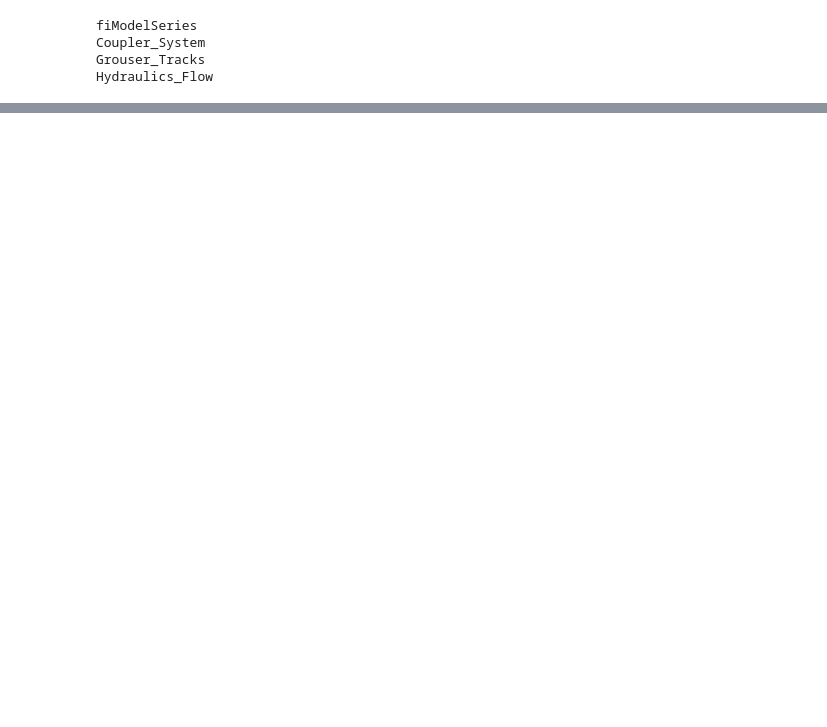
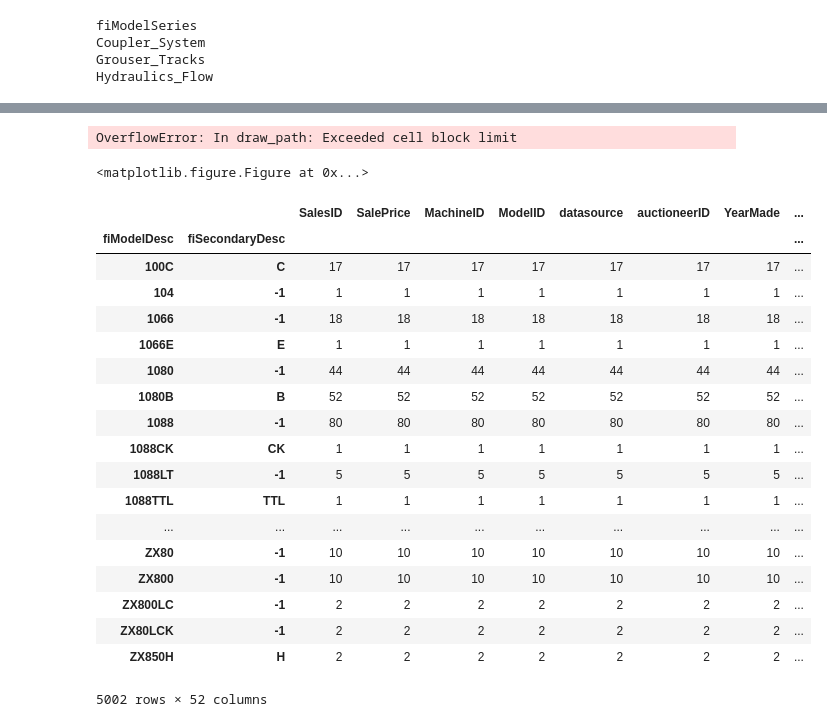
Before and after one commit to danamkaplan/bias_and_DAIRYance, a Jupyter notebook: dana_exploration.ipynb, the cells around one changed output, grey strips where cells are left out. Saved outputs shown, nothing was run; the diff lists cells and outputs as text; code cells hidden in the pictures; blank space fills up the shorter version.

```diff
--- a/dana_exploration.ipynb
+++ b/dana_exploration.ipynb
@@ -44,0 +43,30 @@ df.columns.values.tolist()
+# %%
+df.groupby('UsageBand').mean()
+df['Age'] = 2016 - df['YearMade']
+plt.plot(df['SalePrice'], df['Age'])
+plt.show()
+# %% [output]
+OverflowError: In draw_path: Exceeded cell block limit
+<matplotlib.figure.Figure at 0x...>
+# %%
+df.replace(np.nan, -1).groupby(['fiModelDesc', 'fiSecondaryDesc']).count()
+# %% [output]
+|  |  | SalesID | SalePrice | MachineID | ModelID | datasource | auctioneerID | YearMade | ... |
+| fiModelDesc | fiSecondaryDesc |  |  |  |  |  |  |  | ... |
+| 100C | C | 17 | 17 | 17 | 17 | 17 | 17 | 17 | ... |
+| 104 | -1 | 1 | 1 | 1 | 1 | 1 | 1 | 1 | ... |
+| 1066 | -1 | 18 | 18 | 18 | 18 | 18 | 18 | 18 | ... |
+| 1066E | E | 1 | 1 | 1 | 1 | 1 | 1 | 1 | ... |
+| 1080 | -1 | 44 | 44 | 44 | 44 | 44 | 44 | 44 | ... |
+| 1080B | B | 52 | 52 | 52 | 52 | 52 | 52 | 52 | ... |
+| 1088 | -1 | 80 | 80 | 80 | 80 | 80 | 80 | 80 | ... |
+| 1088CK | CK | 1 | 1 | 1 | 1 | 1 | 1 | 1 | ... |
+| 1088LT | -1 | 5 | 5 | 5 | 5 | 5 | 5 | 5 | ... |
+| 1088TTL | TTL | 1 | 1 | 1 | 1 | 1 | 1 | 1 | ... |
+| ... | ... | ... | ... | ... | ... | ... | ... | ... | ... |
+| ZX80 | -1 | 10 | 10 | 10 | 10 | 10 | 10 | 10 | ... |
+| ZX800 | -1 | 10 | 10 | 10 | 10 | 10 | 10 | 10 | ... |
+| ZX800LC | -1 | 2 | 2 | 2 | 2 | 2 | 2 | 2 | ... |
+| ZX80LCK | -1 | 2 | 2 | 2 | 2 | 2 | 2 | 2 | ... |
+| ZX850H | H | 2 | 2 | 2 | 2 | 2 | 2 | 2 | ... |
+5002 rows × 52 columns
```
Also changed, not shown: parts of 3 cells of this notebook, 7 other files.
